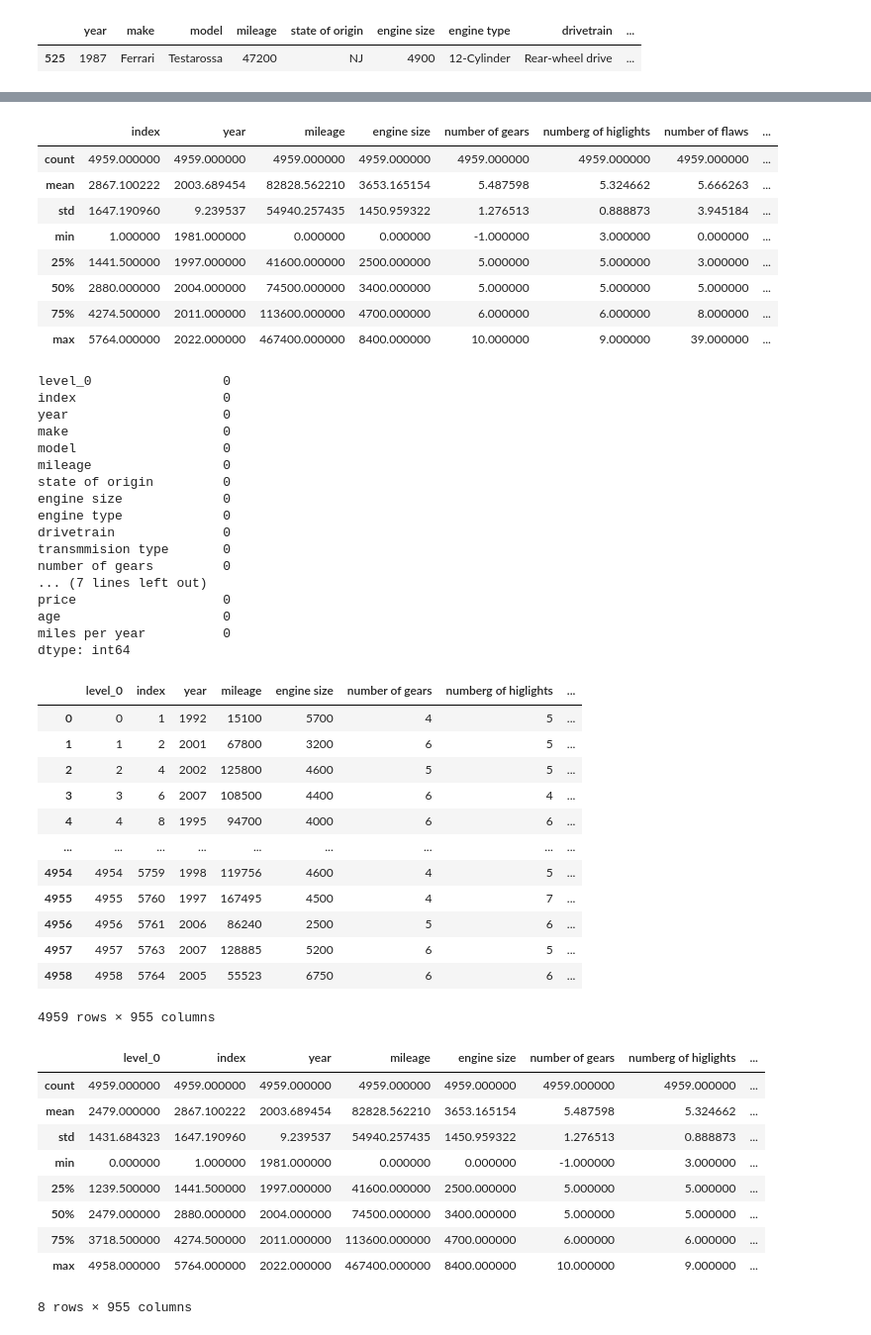
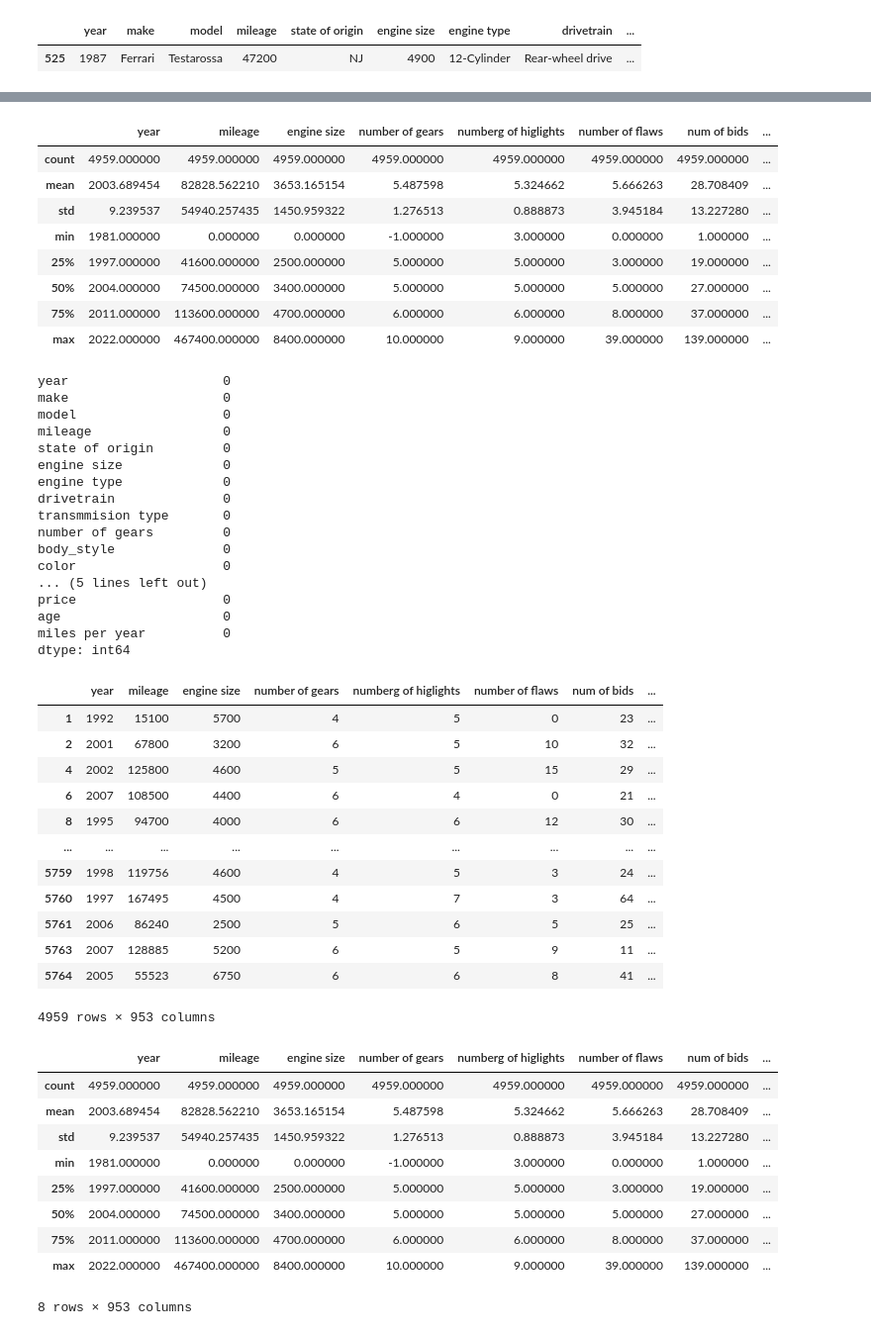
Before and after one commit to Daniel-Ros/DataScienceIFinalWork, a Jupyter notebook: regression.ipynb, the cells around one changed output, grey strips where cells are left out. Shown: that part at 99% size. Saved outputs shown, nothing was run; the diff lists cells and outputs as text; code cells hidden in the pictures.

```diff
--- a/regression.ipynb
+++ b/regression.ipynb
@@ -357,6 +380,6 @@ sns.heatmap(corr_mat,annot=True);
 # %%
 df.groupby(['make','model'])['price'].mean()
-means = df.groupby(['make','model']).transform('mean')
+means = df.groupby(['make','model','year']).transform('mean')
 df['price diff'] = df['price'] - means['price']
 # %%
 df['price diff'].hist(bins=50)
@@ -399,5 +473,5 @@ df[df['engine type'] == '12-Cylinder']
 |  | year | make | model | mileage | state of origin | engine size | engine type | drivetrain | ... |
 | 525 | 1987 | Ferrari | Testarossa | 47200 | NJ | 4900 | 12-Cylinder | Rear-wheel drive | ... |
 # %%
-df['age'] = 2022.1 - df['year']
+df['age'] = 2023 - df['year']
 df['miles per year'] = df['mileage']/df['age']
@@ -409,22 +478,18 @@ df.loc[df['miles per year'] > 100000]
 # %%
 df.describe()
 # %% [output]
-|  | index | year | mileage | engine size | number of gears | numberg of higlights | number of flaws | ... |
+|  | year | mileage | engine size | number of gears | numberg of higlights | number of flaws | num of bids | ... |
 | count | 4959.000000 | 4959.000000 | 4959.000000 | 4959.000000 | 4959.000000 | 4959.000000 | 4959.000000 | ... |
-| mean | 2867.100222 | 2003.689454 | 82828.562210 | 3653.165154 | 5.487598 | 5.324662 | 5.666263 | ... |
-| std | 1647.190960 | 9.239537 | 54940.257435 | 1450.959322 | 1.276513 | 0.888873 | 3.945184 | ... |
-| min | 1.000000 | 1981.000000 | 0.000000 | 0.000000 | -1.000000 | 3.000000 | 0.000000 | ... |
-| 25% | 1441.500000 | 1997.000000 | 41600.000000 | 2500.000000 | 5.000000 | 5.000000 | 3.000000 | ... |
-| 50% | 2880.000000 | 2004.000000 | 74500.000000 | 3400.000000 | 5.000000 | 5.000000 | 5.000000 | ... |
-| 75% | 4274.500000 | 2011.000000 | 113600.000000 | 4700.000000 | 6.000000 | 6.000000 | 8.000000 | ... |
-| max | 5764.000000 | 2022.000000 | 467400.000000 | 8400.000000 | 10.000000 | 9.000000 | 39.000000 | ... |
+| mean | 2003.689454 | 82828.562210 | 3653.165154 | 5.487598 | 5.324662 | 5.666263 | 28.708409 | ... |
+| std | 9.239537 | 54940.257435 | 1450.959322 | 1.276513 | 0.888873 | 3.945184 | 13.227280 | ... |
+| min | 1981.000000 | 0.000000 | 0.000000 | -1.000000 | 3.000000 | 0.000000 | 1.000000 | ... |
+| 25% | 1997.000000 | 41600.000000 | 2500.000000 | 5.000000 | 5.000000 | 3.000000 | 19.000000 | ... |
+| 50% | 2004.000000 | 74500.000000 | 3400.000000 | 5.000000 | 5.000000 | 5.000000 | 27.000000 | ... |
+| 75% | 2011.000000 | 113600.000000 | 4700.000000 | 6.000000 | 6.000000 | 8.000000 | 37.000000 | ... |
+| max | 2022.000000 | 467400.000000 | 8400.000000 | 10.000000 | 9.000000 | 39.000000 | 139.000000 | ... |
-# %%
-df = df.reset_index()
 # %%
 df.isna().sum()
 # %% [output]
-level_0                 0
-index                   0
 year                    0
 make                    0
 model                   0
@@ -435,7 +500,9 @@ engine type             0
 drivetrain              0
 transmmision type       0
 number of gears         0
-... (7 lines left out)
+body_style              0
+color                   0
+... (5 lines left out)
 price                   0
 age                     0
 miles per year          0
@@ -445,37 +512,37 @@ cars_df_with_dummies = pd.get_dummies(df)
 # %%
 cars_df_with_dummies
 # %% [output]
-|  | level_0 | index | year | mileage | engine size | number of gears | numberg of higlights | ... |
-| 0 | 0 | 1 | 1992 | 15100 | 5700 | 4 | 5 | ... |
-| 1 | 1 | 2 | 2001 | 67800 | 3200 | 6 | 5 | ... |
-| 2 | 2 | 4 | 2002 | 125800 | 4600 | 5 | 5 | ... |
-| 3 | 3 | 6 | 2007 | 108500 | 4400 | 6 | 4 | ... |
-| 4 | 4 | 8 | 1995 | 94700 | 4000 | 6 | 6 | ... |
+|  | year | mileage | engine size | number of gears | numberg of higlights | number of flaws | num of bids | ... |
+| 1 | 1992 | 15100 | 5700 | 4 | 5 | 0 | 23 | ... |
+| 2 | 2001 | 67800 | 3200 | 6 | 5 | 10 | 32 | ... |
+| 4 | 2002 | 125800 | 4600 | 5 | 5 | 15 | 29 | ... |
+| 6 | 2007 | 108500 | 4400 | 6 | 4 | 0 | 21 | ... |
+| 8 | 1995 | 94700 | 4000 | 6 | 6 | 12 | 30 | ... |
 | ... | ... | ... | ... | ... | ... | ... | ... | ... |
-| 4954 | 4954 | 5759 | 1998 | 119756 | 4600 | 4 | 5 | ... |
-| 4955 | 4955 | 5760 | 1997 | 167495 | 4500 | 4 | 7 | ... |
-| 4956 | 4956 | 5761 | 2006 | 86240 | 2500 | 5 | 6 | ... |
-| 4957 | 4957 | 5763 | 2007 | 128885 | 5200 | 6 | 5 | ... |
-| 4958 | 4958 | 5764 | 2005 | 55523 | 6750 | 6 | 6 | ... |
+| 5759 | 1998 | 119756 | 4600 | 4 | 5 | 3 | 24 | ... |
+| 5760 | 1997 | 167495 | 4500 | 4 | 7 | 3 | 64 | ... |
+| 5761 | 2006 | 86240 | 2500 | 5 | 6 | 5 | 25 | ... |
+| 5763 | 2007 | 128885 | 5200 | 6 | 5 | 9 | 11 | ... |
+| 5764 | 2005 | 55523 | 6750 | 6 | 6 | 8 | 41 | ... |
-4959 rows × 955 columns
+4959 rows × 953 columns
 # %%
 featuers = cars_df_with_dummies.columns
 
 for f in featuers:
     if "make" in f:
-        cars_df_with_dummies[f] = cars_df_with_dummies[f].apply(lambda x: x*10)
+        cars_df_with_dummies[f] = cars_df_with_dummies[f].apply(lambda x: x*10000)
         cars_df_with_dummies[f] = cars_df_with_dummies[f].astype(str).astype(int)
 
 cars_df_with_dummies.describe()
 # %% [output]
-|  | level_0 | index | year | mileage | engine size | number of gears | numberg of higlights | ... |
+|  | year | mileage | engine size | number of gears | numberg of higlights | number of flaws | num of bids | ... |
 | count | 4959.000000 | 4959.000000 | 4959.000000 | 4959.000000 | 4959.000000 | 4959.000000 | 4959.000000 | ... |
-| mean | 2479.000000 | 2867.100222 | 2003.689454 | 82828.562210 | 3653.165154 | 5.487598 | 5.324662 | ... |
-| std | 1431.684323 | 1647.190960 | 9.239537 | 54940.257435 | 1450.959322 | 1.276513 | 0.888873 | ... |
-| min | 0.000000 | 1.000000 | 1981.000000 | 0.000000 | 0.000000 | -1.000000 | 3.000000 | ... |
-| 25% | 1239.500000 | 1441.500000 | 1997.000000 | 41600.000000 | 2500.000000 | 5.000000 | 5.000000 | ... |
-| 50% | 2479.000000 | 2880.000000 | 2004.000000 | 74500.000000 | 3400.000000 | 5.000000 | 5.000000 | ... |
-| 75% | 3718.500000 | 4274.500000 | 2011.000000 | 113600.000000 | 4700.000000 | 6.000000 | 6.000000 | ... |
-| max | 4958.000000 | 5764.000000 | 2022.000000 | 467400.000000 | 8400.000000 | 10.000000 | 9.000000 | ... |
+| mean | 2003.689454 | 82828.562210 | 3653.165154 | 5.487598 | 5.324662 | 5.666263 | 28.708409 | ... |
+| std | 9.239537 | 54940.257435 | 1450.959322 | 1.276513 | 0.888873 | 3.945184 | 13.227280 | ... |
+| min | 1981.000000 | 0.000000 | 0.000000 | -1.000000 | 3.000000 | 0.000000 | 1.000000 | ... |
+| 25% | 1997.000000 | 41600.000000 | 2500.000000 | 5.000000 | 5.000000 | 3.000000 | 19.000000 | ... |
+| 50% | 2004.000000 | 74500.000000 | 3400.000000 | 5.000000 | 5.000000 | 5.000000 | 27.000000 | ... |
+| 75% | 2011.000000 | 113600.000000 | 4700.000000 | 6.000000 | 6.000000 | 8.000000 | 37.000000 | ... |
+| max | 2022.000000 | 467400.000000 | 8400.000000 | 10.000000 | 9.000000 | 39.000000 | 139.000000 | ... |
-8 rows × 955 columns
+8 rows × 953 columns
 # %%
```
Also changed, not shown: parts of 29 cells of this notebook, 1 other file.
